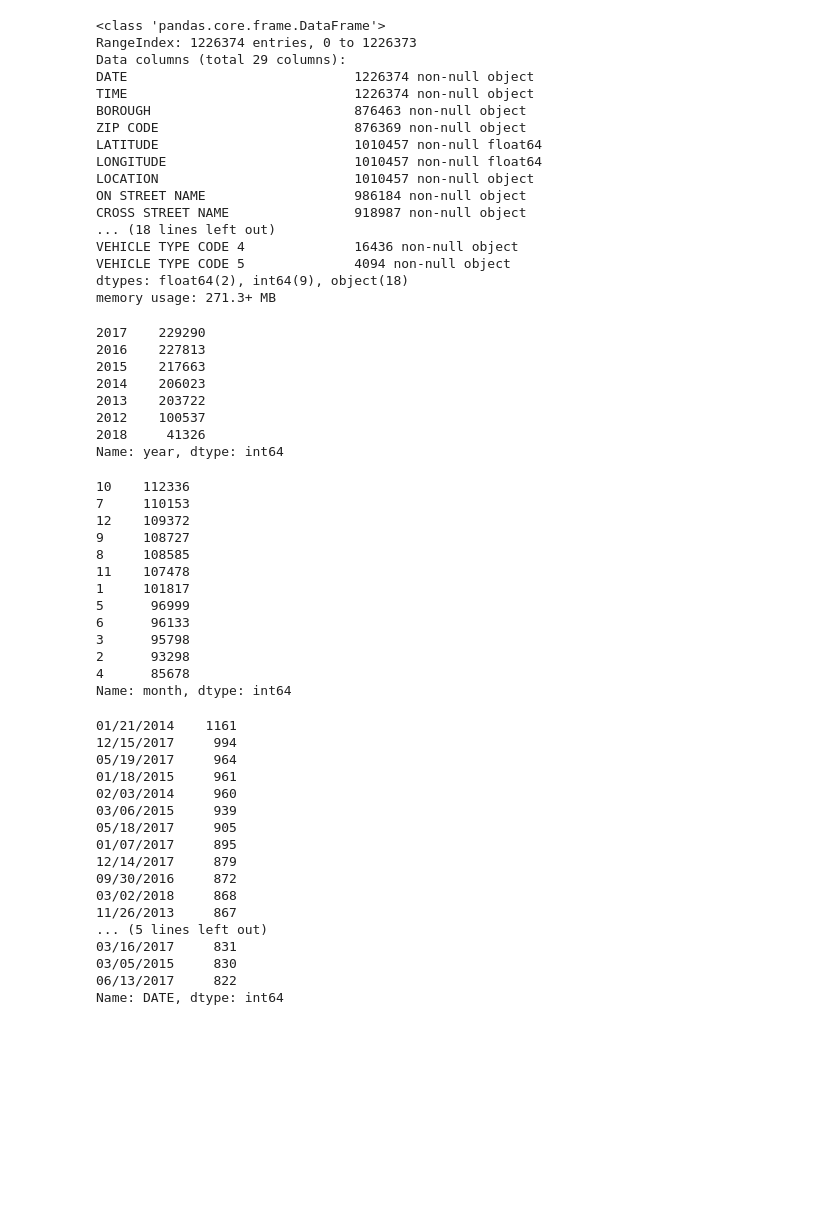
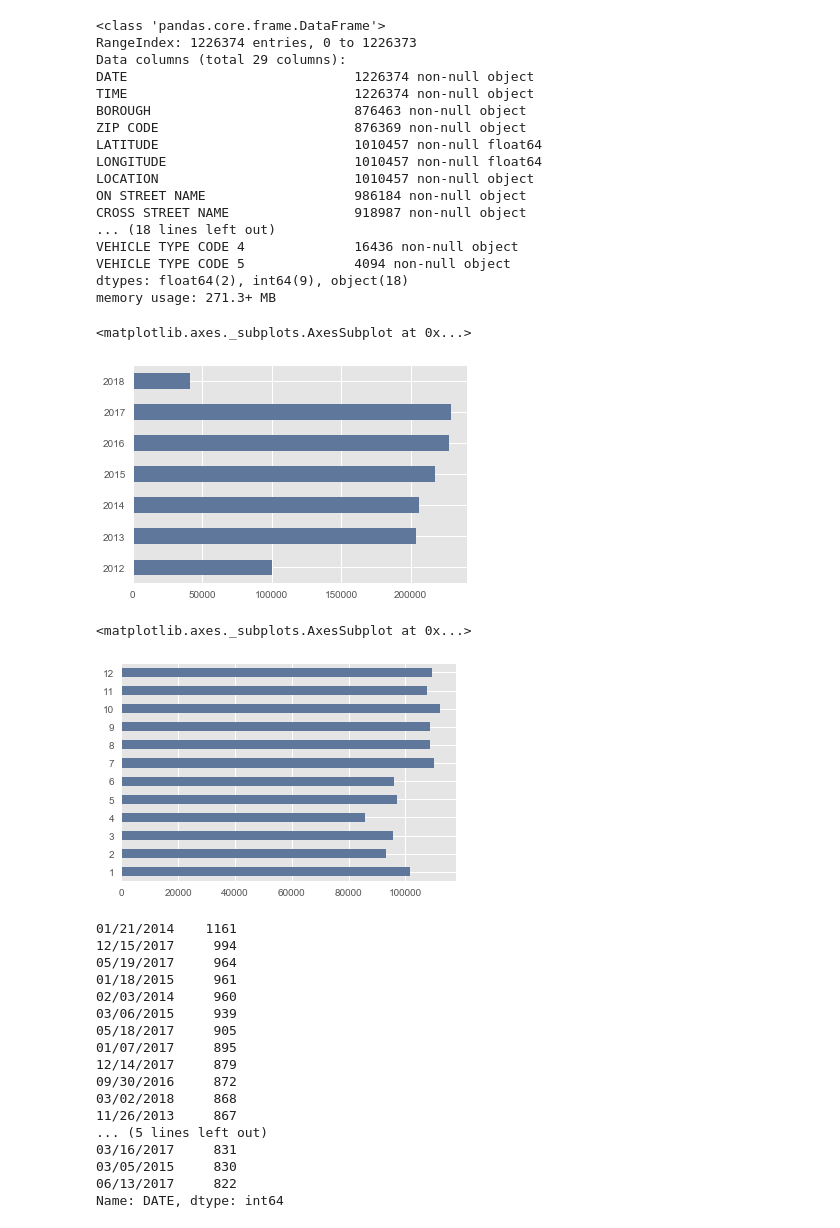
Before and after one commit to psumank/DATA698, a Jupyter notebook: EDA/NYPD Motor Vehicle Accidents.ipynb, the cells around one changed output. Drawn from its saved outputs; the diff is of its cells as text; code cells hidden in the pictures; blank space fills up the shorter version.

Commit message:
Some Visuals

```diff
--- a/EDA/NYPD Motor Vehicle Accidents.ipynb
+++ b/EDA/NYPD Motor Vehicle Accidents.ipynb
@@ -62,33 +62,20 @@ dfAccidents['DATENew'] =pd.to_datetime(dfAccidents['DATE'])
 # %%
 #dfAccidents['year'], dfAccidents['month'] = dfAccidents['DATENew'].dt.year, dfAccidents['DATENew'].dt.month
 dfAccidents['year'], dfAccidents['month'],dfAccidents['DAY_OF_WEEK']= dfAccidents['DATENew'].apply(lambda x: x.year), dfAccidents['DATENew'].apply(lambda x: x.month), dfAccidents['DATENew'].apply(lambda x: x.weekday())
-# %%
-dfAccidents['year'].value_counts()
-# %% [output]
-2017    229290
-2016    227813
-2015    217663
-2014    206023
-2013    203722
-2012    100537
-2018     41326
-Name: year, dtype: int64
-# %%
-dfAccidents['month'].value_counts()
-# %% [output]
-10    112336
-7     110153
-12    109372
-9     108727
-8     108585
-11    107478
-1     101817
-5      96999
-6      96133
-3      95798
-2      93298
-4      85678
-Name: month, dtype: int64
+# %%
+#dfAccidents['year'].value_counts()
+CountStatus = pd.value_counts(dfAccidents['year'].values, sort=False)
+CountStatus.plot.barh()
+# %% [output]
+<matplotlib.axes._subplots.AxesSubplot at 0x...>
+[figure, added]
+# %%
+#dfAccidents['month'].value_counts()
+pd.value_counts(dfAccidents['month'].values, sort=False).plot.barh()
+#CountStatus.plot.barh()
+# %% [output]
+<matplotlib.axes._subplots.AxesSubplot at 0x...>
+[figure, added]
 # %%
 dfAccidents['DATE'].value_counts(dropna=False).head(20)
 # %% [output]
```
Also changed, not shown: parts of 14 cells of this notebook, 1 other file.
